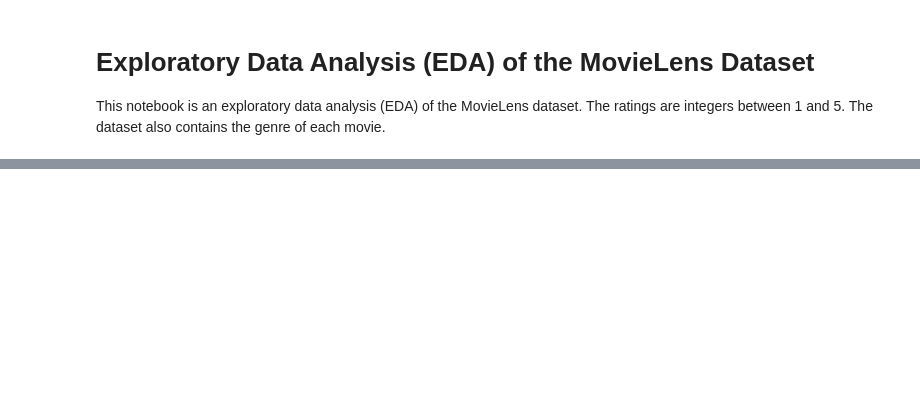
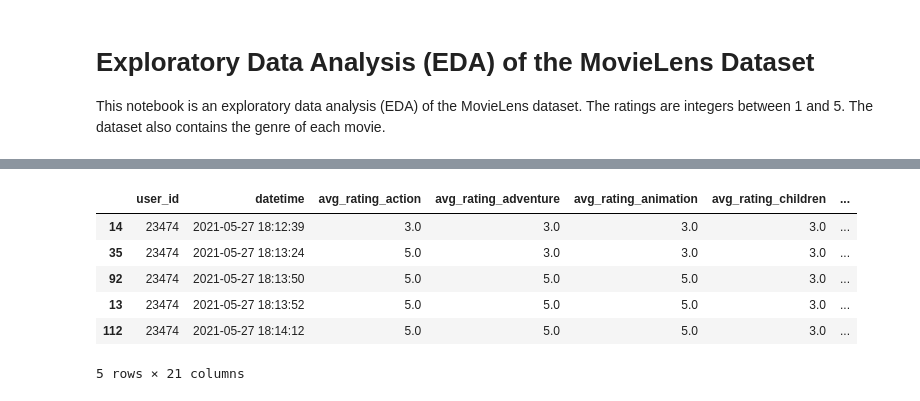
Before and after one commit to erikgrip/movie_recommendation, a Jupyter notebook: features_eda.ipynb, the cells around one changed output, grey strips where cells are left out. Cells and saved outputs as stored; diff of their text form; code cells hidden in the pictures; blank space fills up the shorter version.

```diff
--- a/features_eda.ipynb
+++ b/features_eda.ipynb
@@ -83,0 +313,10 @@ None
+# %%
+user_genre_avg_ratings(df).head()
+# %% [output]
+|  | user_id | datetime | avg_rating_action | avg_rating_adventure | avg_rating_animation | avg_rating_children | ... |
+| 14 | 23474 | 2021-05-27 18:12:39 | 3.0 | 3.0 | 3.0 | 3.0 | ... |
+| 35 | 23474 | 2021-05-27 18:13:24 | 5.0 | 3.0 | 3.0 | 3.0 | ... |
+| 92 | 23474 | 2021-05-27 18:13:50 | 5.0 | 5.0 | 5.0 | 3.0 | ... |
+| 13 | 23474 | 2021-05-27 18:13:52 | 5.0 | 5.0 | 5.0 | 3.0 | ... |
+| 112 | 23474 | 2021-05-27 18:14:12 | 5.0 | 5.0 | 5.0 | 3.0 | ... |
+5 rows × 21 columns
```
Also changed, not shown: parts of 16 cells of this notebook.
